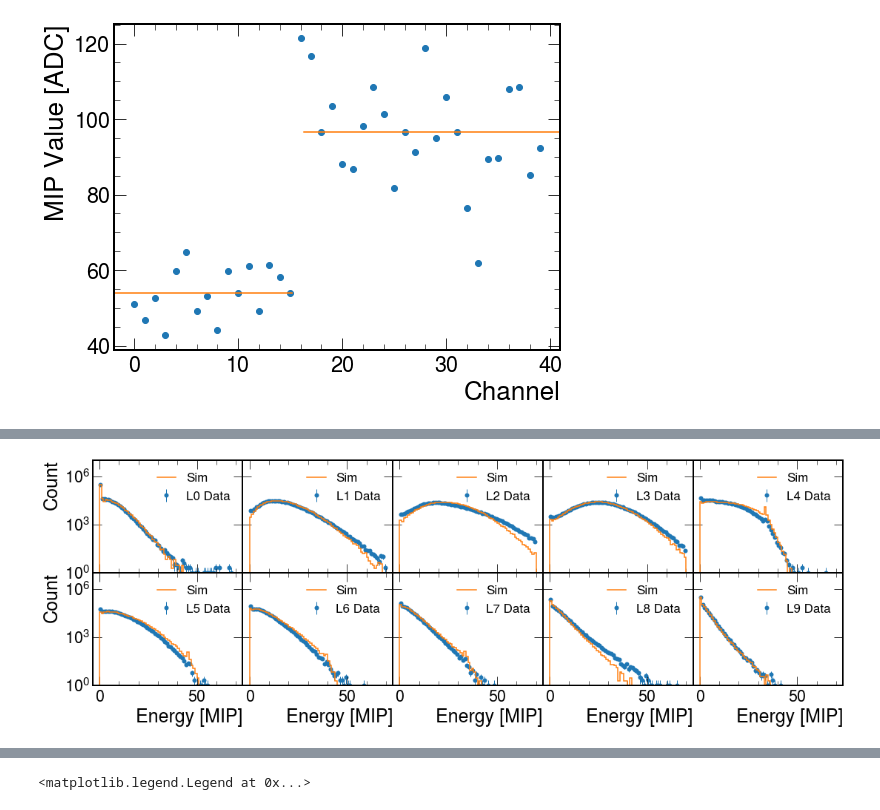
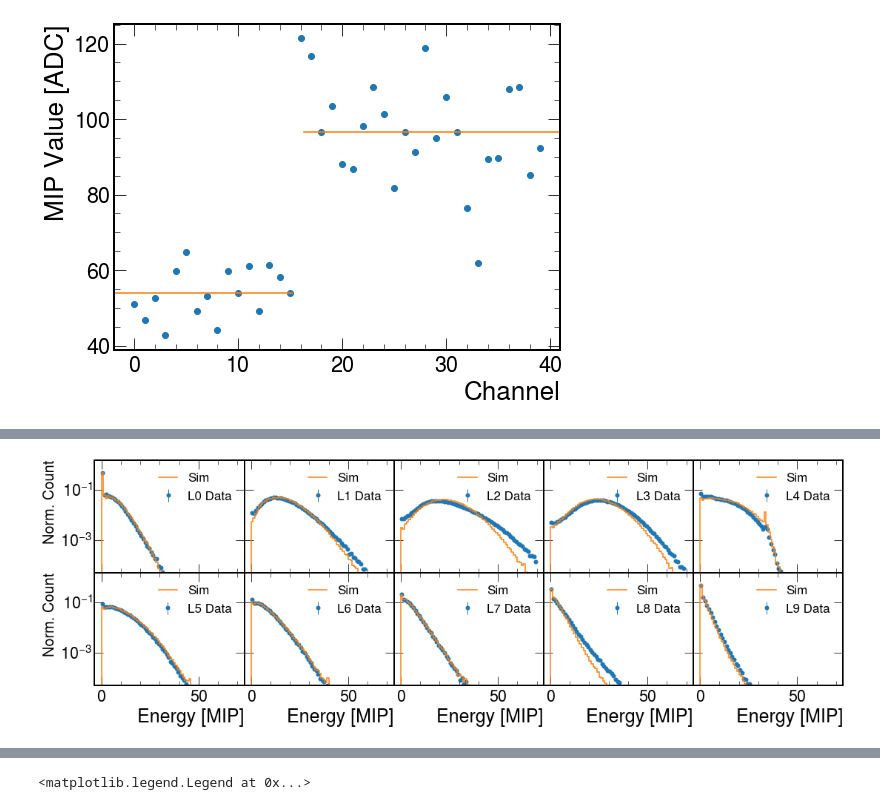
Before and after one commit to sebouh137/beamtest_plots, a Jupyter notebook: TestBeamSimAnalysis.ipynb, the cells around one changed output, grey strips where cells are left out. Cells and saved outputs as stored; diff of their text form; code cells hidden in the pictures.

```diff
--- a/TestBeamSimAnalysis.ipynb
+++ b/TestBeamSimAnalysis.ipynb
@@ -515,7 +566,7 @@ mips = [i * ADCmult for i in mips]
 print(np.mean(mips))
 print(len(df))
 
-data_df = calibrate_dataframe(df, mips, pedMeans)
+data_df = calibrate_dataframe_old(df, mips, pedMeans)
 print(len(data_df))
 beamEvts = len(data_df)
 max_values = get_max_values(data_df)
@@ -534,8 +586,12 @@ for ch in range(40):
     print(ch)
     column_name = f"Ch_{ch:02d}_LG"  # Generate column name
     mask = (layers == ch)
-    cell_values = get_cell_values(hitenergy, mask)  # Get values for the column using the channel number
-    cell_values = [0 if value is None else value for value in cell_values]
+    #cell_values = get_cell_values(hitenergy, mask)  # Get values for the column using the channel number
+    #cell_values = [0 if value is None else value for value in cell_values]
+
+    cell_values = np.where(mask, hitenergy, 0)
+    cell_values = np.sum(cell_values, axis=1)
+
     data[column_name] = cell_values  # Store values in the dictionary
 
 
@@ -544,7 +600,7 @@ for ch in range(40):
 sim_df = pd.DataFrame(data)
 print(len(sim_df))
 
-sim_df = calibrate_dataframe(sim_df, simMips, simPedMeans)
+sim_df = calibrate_dataframe_new(sim_df, simMips, simPedMeans)
 print(sim_df)
 sim_df = max_out(sim_df, max_values)
 simEvts = len(sim_df)
@@ -592,11 +648,13 @@ for i in range(40):
 
     h = hist.Hist(hist.axis.Regular(50, 0, 50, name="data"))
     h.fill(np.array(getattr(data_df,"Ch_{}_LG".format("{:02d}".format(i)))))
-    h *= 1.0
+
     #h.plot(color='blue',label=f"Channel {i} Data")
 
     # Calculate the square root of the histogram values (errors)
     errors = np.sqrt(h.view())
+    h *= 1.0/beamEvts
+    errors *= 1.0/beamEvts
     # Create a numpy array for the bin centers
     bin_centers = 0.5 * (h.axes[0].edges[:-1] + h.axes[0].edges[1:])
     # Plot the histogram with error bars
@@ -604,11 +662,13 @@ for i in range(40):
 
     h = hist.Hist(hist.axis.Regular(50, 0, 50, name="sim"))
     h.fill(np.array(getattr(sim_df,"Ch_{}_LG".format("{:02d}".format(i)))))
-    h *= beamEvts/simEvts
+    # Calculate the square root of the histogram values (errors)
+    errors = np.sqrt(h.view())
+    h *= 1.0/simEvts
+
     h.plot(color='tab:orange',label="Sim",zorder=2)
 
-    # Calculate the square root of the histogram values (errors)
-    errors = np.sqrt(h.view())
+
     # Create a numpy array for the bin centers
     bin_centers = 0.5 * (h.axes[0].edges[:-1] + h.axes[0].edges[1:])
     # Plot the histogram with error bars
@@ -623,8 +683,8 @@ for i in range(40):
     if i>= 15:
         plt.xlabel('Energy [MIP]', fontsize=30)
     if i % 4 == 0 :
-        plt.ylabel('Count', fontsize=30)
-    plt.ylim(ymin=11, ymax=10000000)
+        plt.ylabel('Norm. Count', fontsize=30)
+    plt.ylim(ymin=0.00005, ymax=1)
     plt.yscale("log")
     #plt.title("Channel {}".format("{:02d}".format(i)), y=0.8)
 
@@ -662,12 +722,14 @@ for i in range(10):
 
     h = hist.Hist(hist.axis.Regular(70, 0, 70, name="data"))
     h.fill(datCh)
-    h *= 1.0
+    # Calculate the square root of the histogram values (errors)
+    errors = np.sqrt(h.view())
+    h *= 1.0/beamEvts
+    errors *= 1.0/beamEvts
     #h.plot(color='blue',label=f"Layer {i} Data")
 
 
-    # Calculate the square root of the histogram values (errors)
-    errors = np.sqrt(h.view())
+
     # Create a numpy array for the bin centers
     bin_centers = 0.5 * (h.axes[0].edges[:-1] + h.axes[0].edges[1:])
     # Plot the histogram with error bars
@@ -678,37 +740,37 @@ for i in range(10):
     SimMed.append(statistics.median(simCh))
     SimStd.append(statistics.pstdev(simCh))
 
     h = hist.Hist(hist.axis.Regular(70, 0, 70, name="sim"))
     h.fill(simCh)
-    h *= beamEvts/simEvts
+    h *= 1.0/simEvts
     h.plot(color='tab:orange',label="Sim",zorder=2)
 
     #percent = (np.array(h) / np.array(h1)) * 100
     #print(max(percent)-100)
     #print(100 - min(percent))
     #print("next")
 
     # Calculate the square root of the histogram values (errors)
     errors = np.sqrt(h.view())
     # Create a numpy array for the bin centers
     bin_centers = 0.5 * (h.axes[0].edges[:-1] + h.axes[0].edges[1:])
     # Plot the histogram with error bars
     #plt.errorbar(bin_centers, h.view(), yerr=errors, fmt='none', ecolor='red', capsize=0, elinewidth=1, markeredgewidth=0)
 
     plt.yscale("log")
     if i >= 5:
         plt.xlabel('Energy [MIP]',fontsize=25)
     if i==0 or i == 5:
-        plt.ylabel('Count',fontsize=25)
+        plt.ylabel('Norm. Count',fontsize=20)
 
     plt.legend(loc='upper right',fontsize=17)
-    plt.ylim(ymin=1, ymax=10000000)
+    plt.ylim(ymin=0.00005, ymax=1.5)
 plt.tight_layout(pad=0.0)
 plt.subplots_adjust(hspace=0.0)
 
 plt.savefig('Plots/LayerSums.pdf', format='pdf')
 # %% [output]
-[figure, old version]
+[figure, new version]
 # %%
 plt.errorbar(range(0,10), DataMed, yerr=DataStd, fmt="o", color='tab:blue', label='Data',capsize=20)
 plt.errorbar(range(0,10), SimMed, yerr=SimStd, fmt="o", color='tab:orange', label='Simulation',capsize=20)
```
Also changed, not shown: parts of 17 cells of this notebook.
